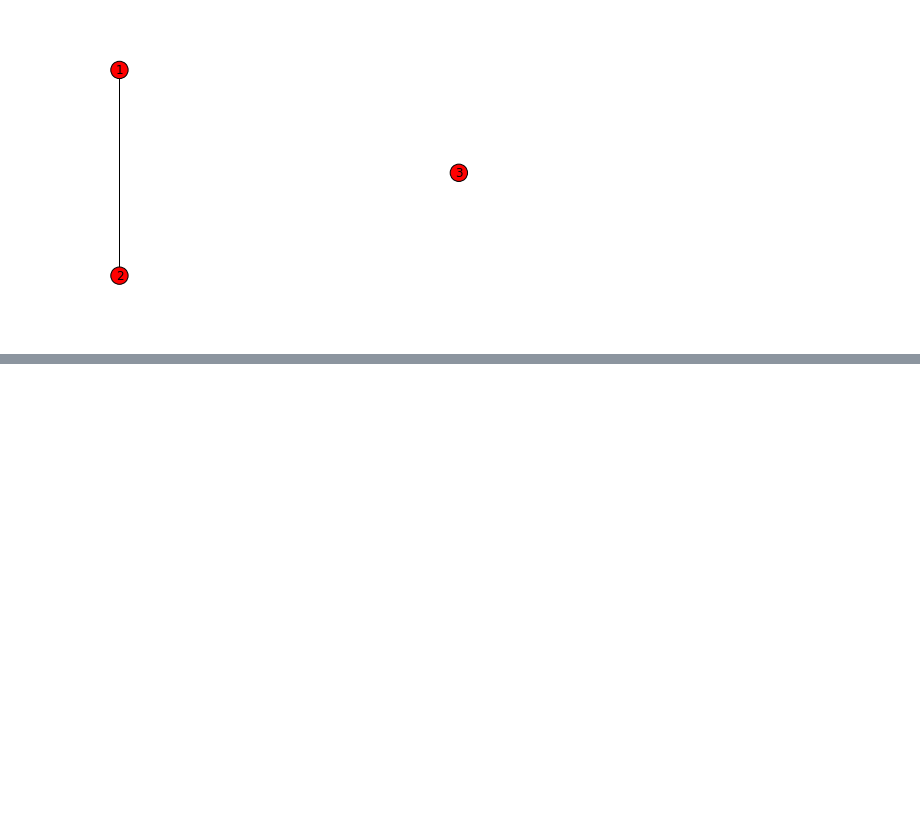
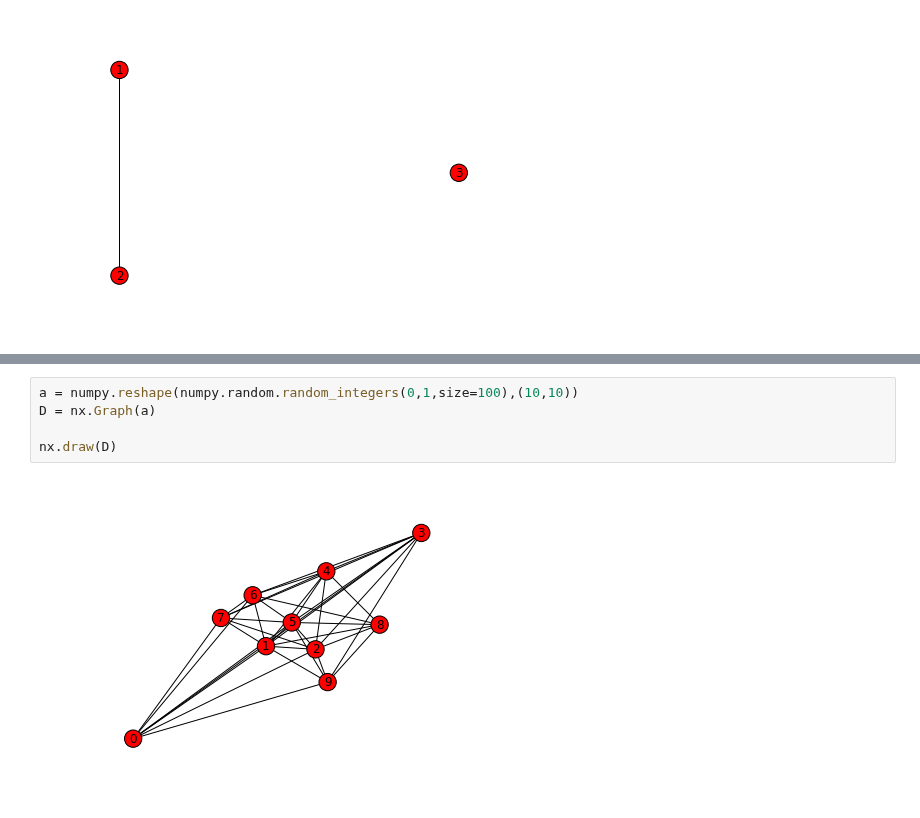
Before and after one commit to Chuphay/school, a Jupyter notebook: spectral/graph demo.ipynb, the cells around one changed output, grey strips where cells are left out. Saved outputs shown, nothing was run; the diff lists cells and outputs as text; blank space fills up the shorter version.

```diff
--- a/spectral/graph demo.ipynb
+++ b/spectral/graph demo.ipynb
@@ -61,0 +62,7 @@ matrix([[ 1.,  1.,  1.,  1.,  0.,  0.,  1.,  1.,  1.,  0.],
+# %%
+a = numpy.reshape(numpy.random.random_integers(0,1,size=100),(10,10))
+D = nx.Graph(a)
+
+nx.draw(D)
+# %% [output]
+[figure, added]
```
Also changed, not shown: parts of 20 cells of this notebook.
